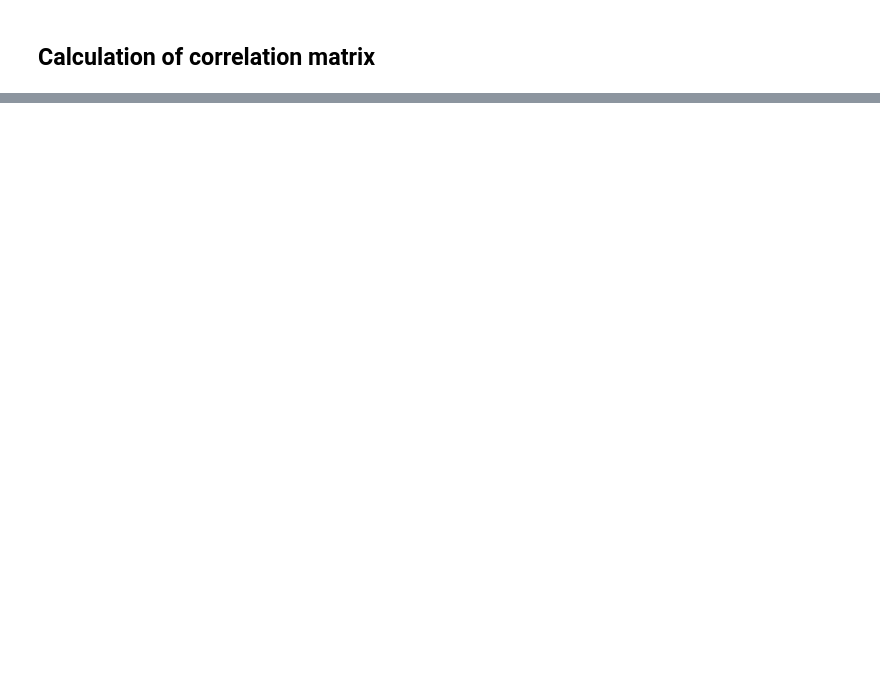
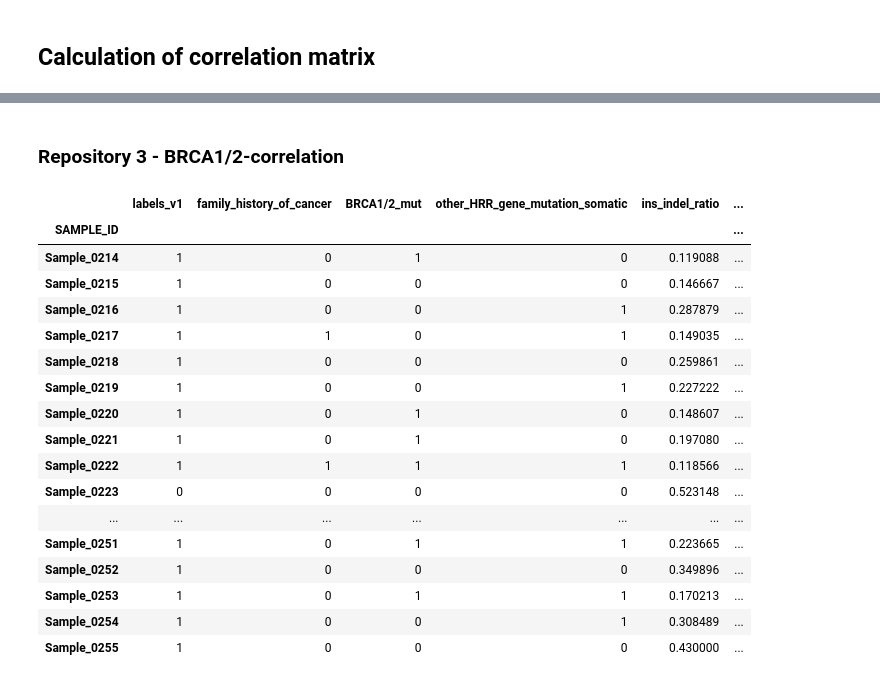
Before and after one commit to KlaudiaPacewicz/Final_project_Python_ed1_2023_2024_Warsaw_ALK, a Jupyter notebook: features_exploration/Features exploration.ipynb, the cells around one changed output, grey strips where cells are left out. Cells and saved outputs as stored; diff of their text form; code cells hidden in the pictures; blank space fills up the shorter version.

```diff
--- a/features_exploration/Features exploration.ipynb
+++ b/features_exploration/Features exploration.ipynb
@@ -49,0 +93,32 @@ fig.canvas.print_png('heatmapa.png')
+# %% [markdown]
+### Repository 3 - BRCA1/2-correlation
+# %%
+clinical_features_r3 = pd.read_csv('./../clinical_features/Repository3_clinical_features.csv')
+genetic_features_r3 = pd.read_csv('./../models/model_logistic_regression_v4/manually_selected_features_frac.csv')
+
+all_features_r3 = pd.merge(clinical_features_r3, genetic_features_r3, on='SAMPLE_ID', how='inner').merge(labels_v1, on='SAMPLE_ID', how='inner')
+all_features_r2 = all_features_r3.set_index('SAMPLE_ID', inplace=False)
+all_features_r3 = all_features_r3.set_index('SAMPLE_ID', inplace=False)
+
+
+BRCA_corr_r3 = all_features_r3[['labels_v1', 'family_history_of_cancer', 'BRCA1/2_mut', 'other_HRR_gene_mutation_somatic', 'ins_indel_ratio', 'del_indel_ratio', 'indel_DEL_mh', 'indel_DEL_noMHstatus', 'indel_DEL_rep', 'frac_sv_dup_30000+','frac_sv_del_100000+', 'frac_sv_dup_0_30000', 'frac_sv_del_0_100000']]
+BRCA_corr_r3
+# %% [output]
+|  | labels_v1 | family_history_of_cancer | BRCA1/2_mut | other_HRR_gene_mutation_somatic | ins_indel_ratio | ... |
+| SAMPLE_ID |  |  |  |  |  | ... |
+| Sample_0214 | 1 | 0 | 1 | 0 | 0.119088 | ... |
+| Sample_0215 | 1 | 0 | 0 | 0 | 0.146667 | ... |
+| Sample_0216 | 1 | 0 | 0 | 1 | 0.287879 | ... |
+| Sample_0217 | 1 | 1 | 0 | 1 | 0.149035 | ... |
+| Sample_0218 | 1 | 0 | 0 | 0 | 0.259861 | ... |
+| Sample_0219 | 1 | 0 | 0 | 1 | 0.227222 | ... |
+| Sample_0220 | 1 | 0 | 1 | 0 | 0.148607 | ... |
+| Sample_0221 | 1 | 0 | 1 | 0 | 0.197080 | ... |
+| Sample_0222 | 1 | 1 | 1 | 1 | 0.118566 | ... |
+| Sample_0223 | 0 | 0 | 0 | 0 | 0.523148 | ... |
+| ... | ... | ... | ... | ... | ... | ... |
+| Sample_0251 | 1 | 0 | 1 | 1 | 0.223665 | ... |
+| Sample_0252 | 1 | 0 | 0 | 0 | 0.349896 | ... |
+| Sample_0253 | 1 | 0 | 1 | 1 | 0.170213 | ... |
+| Sample_0254 | 1 | 0 | 0 | 1 | 0.308489 | ... |
+| Sample_0255 | 1 | 0 | 0 | 0 | 0.430000 | ... |
```
Also changed, not shown: parts of 13 cells of this notebook, 1 other file.
